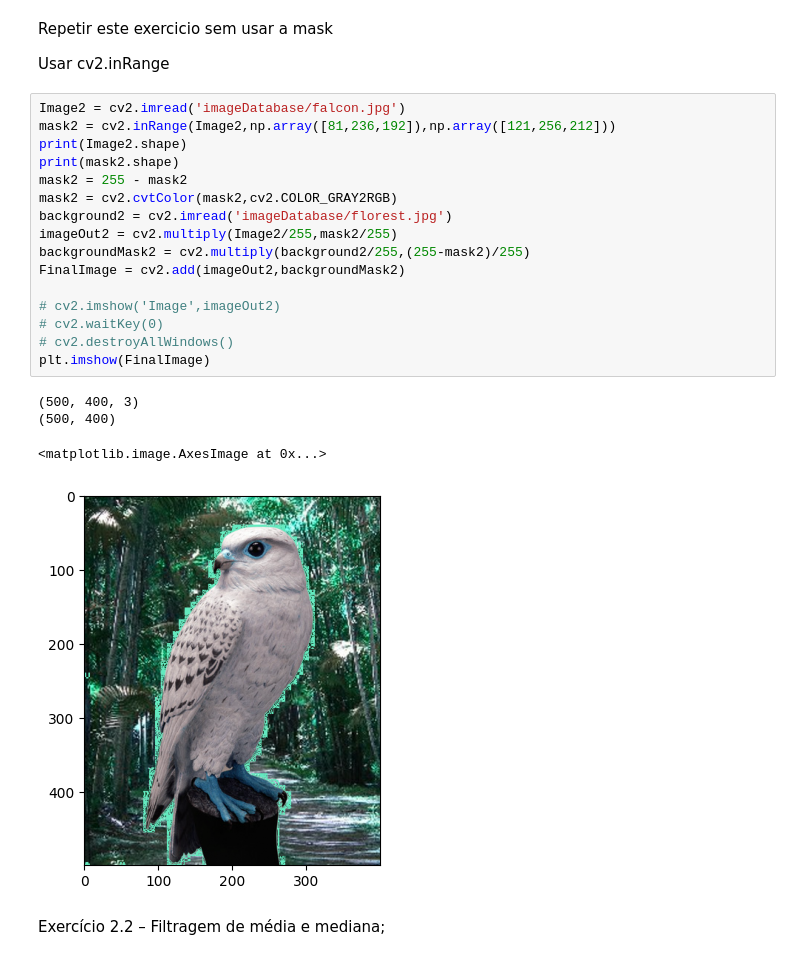
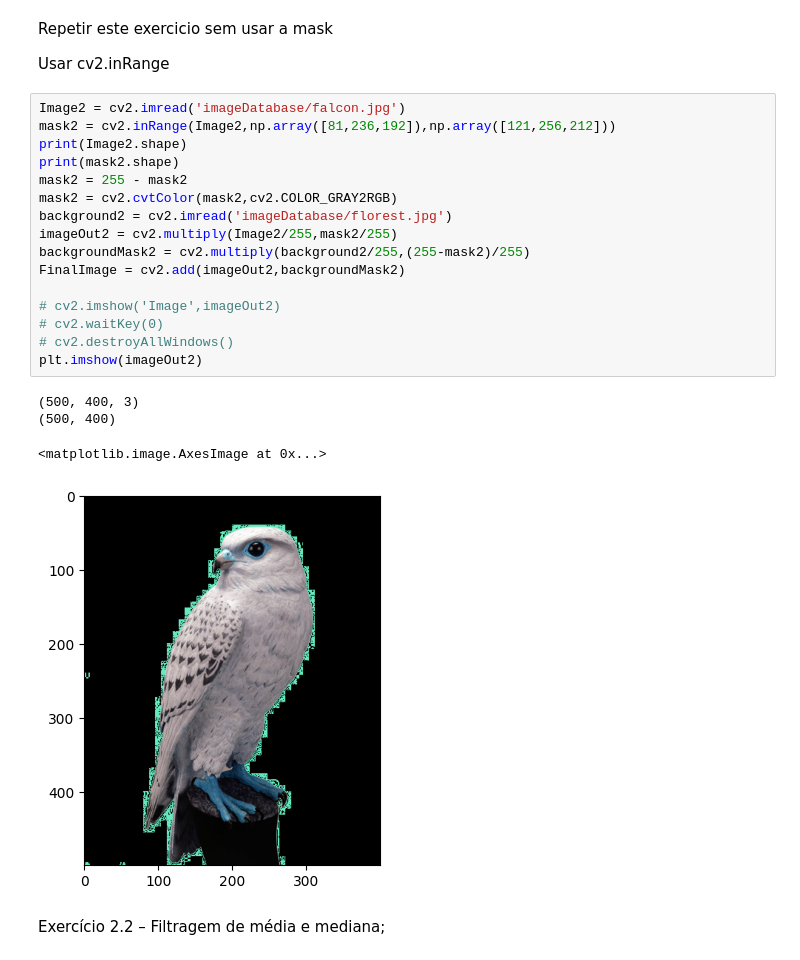
Before and after one commit to LPSD18/PIV, a Jupyter notebook: exPraticos/lab1.ipynb, the cells around one changed output. Saved outputs shown, nothing was run; the diff lists cells and outputs as text.

```diff
--- a/exPraticos/lab1.ipynb
+++ b/exPraticos/lab1.ipynb
@@ -64,24 +64,24 @@ Usar cv2.inRange
 # %%
 Image2 = cv2.imread('imageDatabase/falcon.jpg')
 mask2 = cv2.inRange(Image2,np.array([81,236,192]),np.array([121,256,212]))
 print(Image2.shape)
 print(mask2.shape)
 mask2 = 255 - mask2
 mask2 = cv2.cvtColor(mask2,cv2.COLOR_GRAY2RGB)
 background2 = cv2.imread('imageDatabase/florest.jpg')
 imageOut2 = cv2.multiply(Image2/255,mask2/255)
 backgroundMask2 = cv2.multiply(background2/255,(255-mask2)/255)
 FinalImage = cv2.add(imageOut2,backgroundMask2)
 
 # cv2.imshow('Image',imageOut2)
 # cv2.waitKey(0)
 # cv2.destroyAllWindows()
-plt.imshow(FinalImage)
+plt.imshow(imageOut2)
 # %% [output]
 (500, 400, 3)
 (500, 400)
 <matplotlib.image.AxesImage at 0x...>
-[figure, old version]
+[figure, new version]
 # %% [markdown]
 Exercício 2.2 – Filtragem de média e mediana;
 # %%
```
Also changed, not shown: parts of 1 cell of this notebook, 2 other files.
